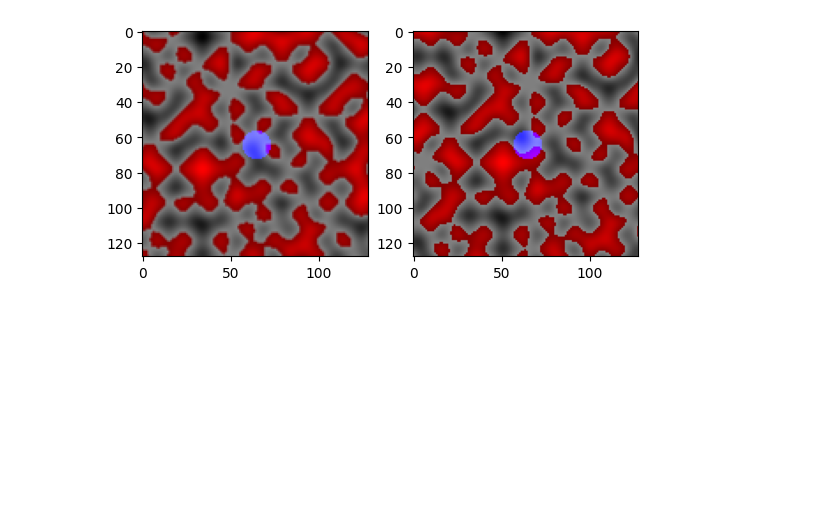
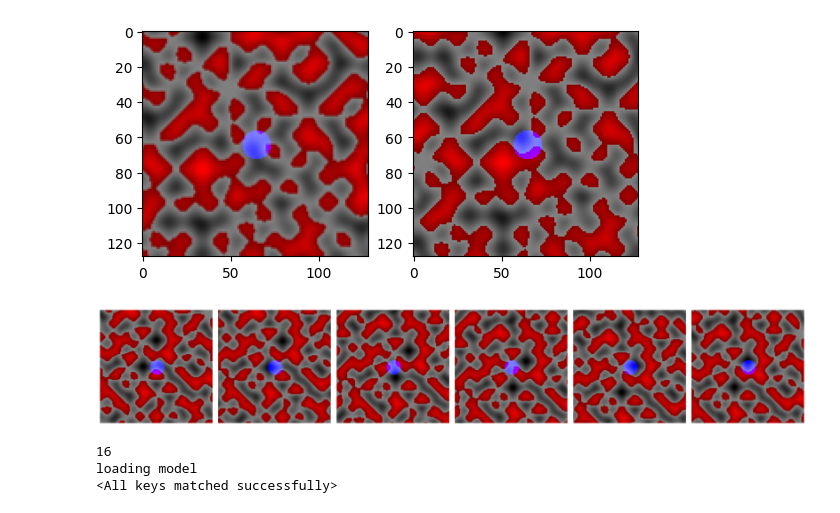
Before and after one commit to jaron-cui/nwm-planning, a Jupyter notebook: experiment/planning.ipynb, the cells around one changed output. Saved outputs shown, nothing was run; the diff lists cells and outputs as text; code cells hidden in the pictures; blank space fills up the shorter version.

Commit message:
demonstrated planning given snapshots

```diff
--- a/experiment/planning.ipynb
+++ b/experiment/planning.ipynb
@@ -262,7 +268,12 @@ class PlanningGraph(Generic[S, A]):
     # X 2. how close neighbors to the root node are to the goal X (distance function should encapsulate)
     # 2. how unexplored the actions of a node are
 
-  def plan_trajectory(self, starting_state: S, goal_state: S) -> SearchResult[S, A] | None:
+  def plan_trajectory(
+    self,
+    starting_state: S,
+    goal_state: S,
+    explorations_allowed: int = 30
+  ) -> SearchResult[S, A] | None:
     """
     Searches for a trajectory from the start state to the goal state using a world model and distance function.
 
@@ -293,7 +304,6 @@ class PlanningGraph(Generic[S, A]):
         unexplored_edges=list(self.unexplored_edges)
       )
 
-    explorations_allowed = 30
     while explorations_allowed:
       explorations_allowed -= 1
       unexplored_edges = sum([[
@@ -308,7 +318,10 @@ class PlanningGraph(Generic[S, A]):
 
         distance_scores = np.array([relative_distances_to_goal[state_index] for state_index, _ in unexplored_edges])
         distance_scores = distance_scores.max() - distance_scores
-        distance_scores = distance_scores / distance_scores.sum()
+        if distance_scores.sum() > 0:
+          distance_scores = distance_scores / distance_scores.sum()
+        else:
+          distance_scores = np.ones(len(unexplored_edges)) / len(unexplored_edges)
       else:
         distance_scores = np.ones(len(unexplored_edges)) / len(unexplored_edges)
       # print(distance_scores)
@@ -518,0 +614,64 @@ axes[1].imshow(target_image)
+# %%
+start_state = Topo(1, 256, 0.52, 15, 0.5)
+# policy = WindingWalkPolicy(step_size=2, max_wind_per_step=0.5)
+policy = ManualPolicy(start_state)
+actions = generate_trajectory(start_state, policy, len(policy))
+render_trajectory_to_video(start_state, actions, 'experiment/trajectory.mp4', fps=10)
+# %%
+images = render_trajectory_to_images(start_state, actions, size=128)
+fig, axes = plt.subplots(1, len(images), figsize=(len(images) * 3, 3))
+plt.subplots_adjust(left=0, bottom=0, right=1, top=1, wspace=0.05, hspace=0)
+for ax, image in zip(axes, images):
+  ax.axis('off')
+  ax.imshow(image)
+# %% [output]
+[figure, added]
+# %%
+import os
+os.chdir('C:/Users/clack/Projects/nwm')
+
+import torch
+from tqdm import tqdm
+from experiment.cdit import load_cdit
+from experiment.distance_function import make_distance_predictor
+from experiment.vae import decode_latents, encode_image, make_vae
+
+device = 'cuda'
+
+vae = make_vae().to(device)
+vae.load_state_dict(torch.load('checkpoints/vae/topo/check1249.pt'))
+cdit = load_cdit('D:/nwm-out/nwm-cdit-s-topo2/checkpoints/1791.pth.tar')
+
+distance_predictor = make_distance_predictor().to(device)
+distance_predictor.load_state_dict(torch.load('checkpoints/distance/v7-multiobj/check223.pt'))
+def distance_function(states1: Sequence[torch.Tensor], states2: Sequence[torch.Tensor]) -> List[float]:
+  stacked_images = torch.cat((torch.stack(states1), torch.stack(states2)), dim=1)[:, :, 4:12, 4:12]  # type: ignore
+  return distance_predictor(stacked_images).argmax(-1).cpu().numpy().tolist()
+
+graph = PlanningGraph(
+  world_model=cdit,  # type: ignore
+  distance_function=distance_function,
+  sample_actions=lambda states: (
+    len(states) * [
+      [4 * np.array([np.cos(angle), np.sin(angle)]) + 1.0 * (np.random.rand(2) * 2 - 1) for angle in np.arange(0, 2 * np.pi, np.pi / 2)]
+    ])
+)
+
+def plan_actions_given_snapshots(snapshots: List[np.ndarray]):
+  plans = []
+  start_latent = encode_image(vae, snapshots[0])
+  for i in tqdm(range(len(snapshots) - 1), desc='Planning trajectories between snapshots'):
+    target_image = snapshots[i + 1]
+    target_latent = encode_image(vae, target_image)
+    planned_trajectory = graph.plan_trajectory(start_latent, target_latent, explorations_allowed=100)
+    if not planned_trajectory:
+      print(f'Failed to plan route between snapshots {i} and {i + 1}.')
+      start_latent = target_latent
+    else:
+      start_latent = planned_trajectory.end_state
+    plans.append(planned_trajectory)
+  return plans
+# %% [output]
+16
+loading model
+<All keys matched successfully>
```
Also changed, not shown: parts of 6 cells of this notebook.
